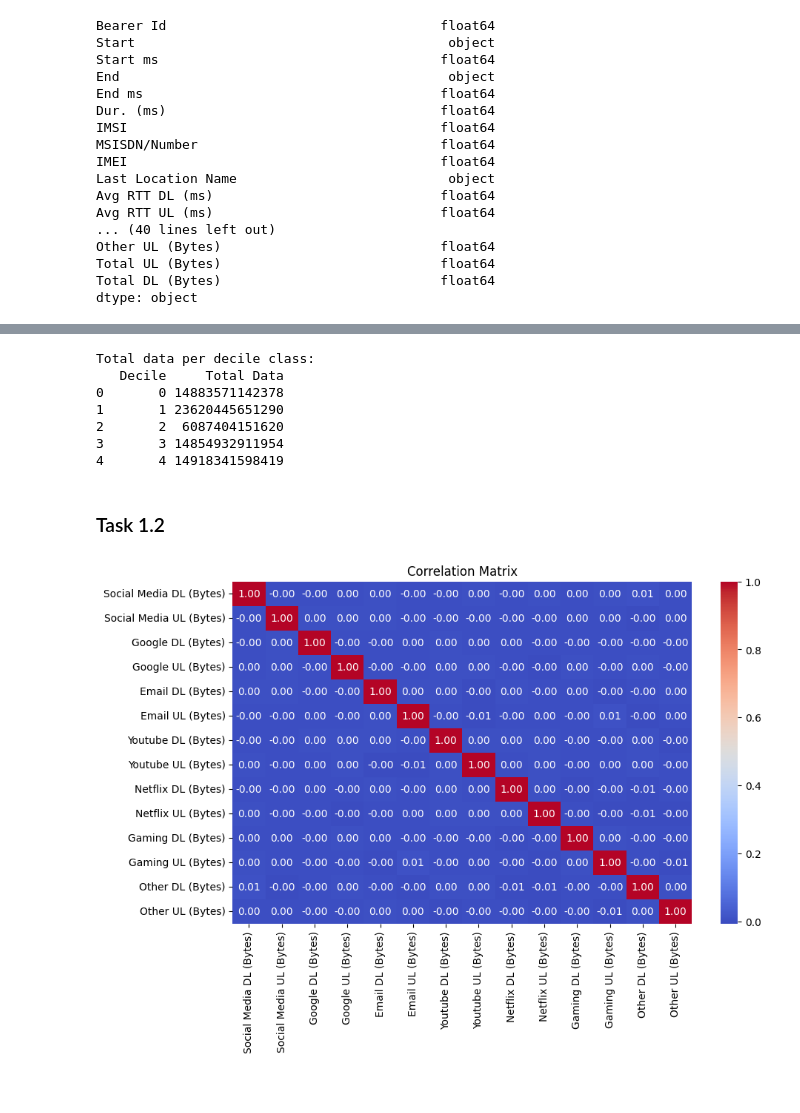
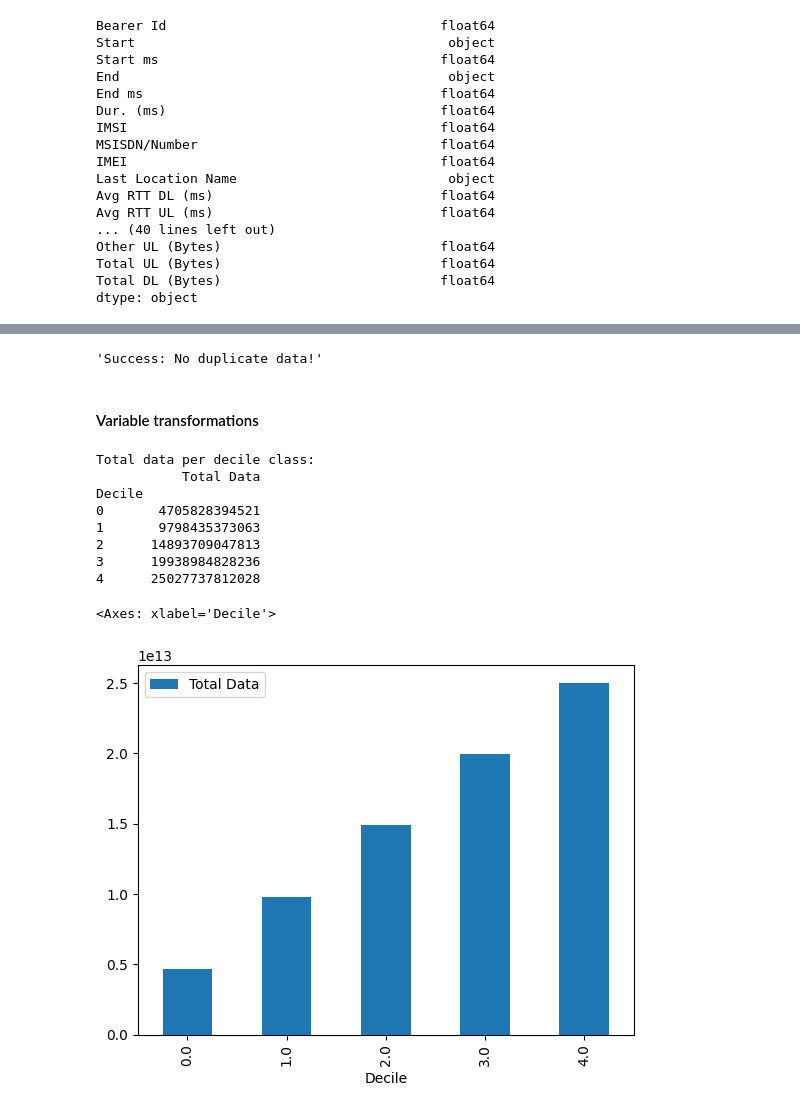
Before and after one commit to getahunTiruneh/TellCo-Telecom-Analysis, a Jupyter notebook: notebooks/user_overview_analysis.ipynb, the cells around one changed output, grey strips where cells are left out. Cells and saved outputs as stored; diff of their text form; code cells hidden in the pictures.

Commit message:
finalize user overview analysis

```diff
--- a/notebooks/user_overview_analysis.ipynb
+++ b/notebooks/user_overview_analysis.ipynb
@@ -227,44 +229,34 @@ dtype: int64
+# %%
+# Check duplicate data
+dq.check_duplicate_data(df)
+# %% [output]
+'Success: No duplicate data!'
+# %% [markdown]
+#### Variable transformations
 # %%
 # Create a new column for Total Duration
-df['Total Duration'] = df['Dur. (ms)']
+df['Total Duration'] = df['Total DL (Bytes)'] + df['Total UL (Bytes)']
 
 # Compute total data (DL + UL)
 df['Total Data'] = df['Total DL (Bytes)'] + df['Total UL (Bytes)']
 
-# Segment users into decile classes based on total duration
+# Segment users into 5 decile classes based on total duration
 df['Decile'] = pd.qcut(df['Total Duration'], 5, labels=False)
 
 # Compute the total data per decile class
-total_data_per_decile = df.groupby('Decile')['Total Data'].sum().reset_index()
+total_data_per_decile = df.groupby('Decile')['Total Data'].sum().to_frame()
 
 print("Total data per decile class:")
 print(total_data_per_decile)
+total_data_per_decile.plot(kind='bar')
 # %% [output]
 Total data per decile class:
-   Decile     Total Data
-0       0 14883571142378
-1       1 23620445651290
-2       2  6087404151620
-3       3 14854932911954
-4       4 14918341598419
+           Total Data
+Decile
+0       4705828394521
+1       9798435373063
+2      14893709047813
+3      19938984828236
+4      25027737812028
+<Axes: xlabel='Decile'>
+[figure, added]
-# %% [markdown]
-### Task 1.2
-# %%
-import seaborn as sns
-import matplotlib.pyplot as plt
-# Bivariate Analysis - Correlations
-correlation_matrix = df[[
-    'Social Media DL (Bytes)', 'Social Media UL (Bytes)',
-    'Google DL (Bytes)', 'Google UL (Bytes)',
-    'Email DL (Bytes)', 'Email UL (Bytes)',
-    'Youtube DL (Bytes)', 'Youtube UL (Bytes)',
-    'Netflix DL (Bytes)', 'Netflix UL (Bytes)',
-    'Gaming DL (Bytes)', 'Gaming UL (Bytes)',
-    'Other DL (Bytes)', 'Other UL (Bytes)'
-]].corr()
-plt.figure(figsize=(10,6))
-sns.heatmap(correlation_matrix, annot=True, cmap='coolwarm', fmt=".2f")
-plt.title('Correlation Matrix')
-plt.show()
-# %% [output]
-[figure, removed]
```
Also changed, not shown: parts of 39 cells of this notebook.
